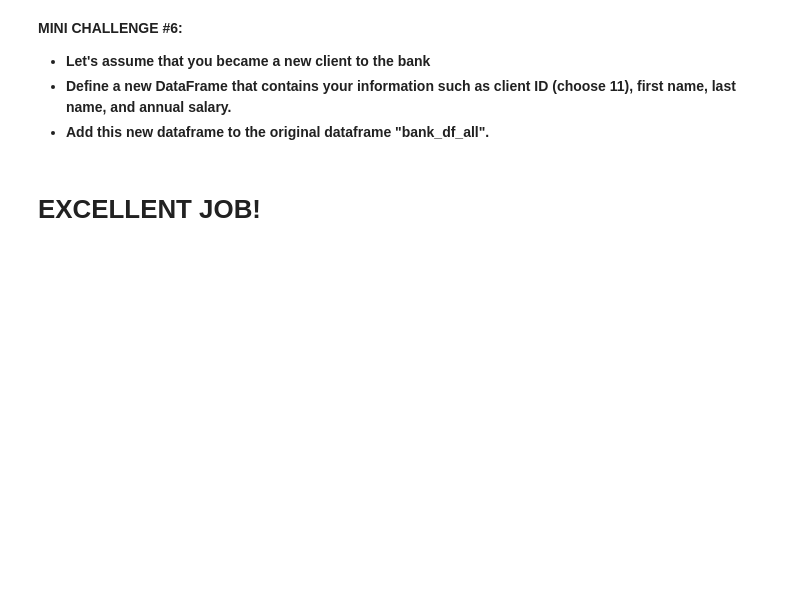
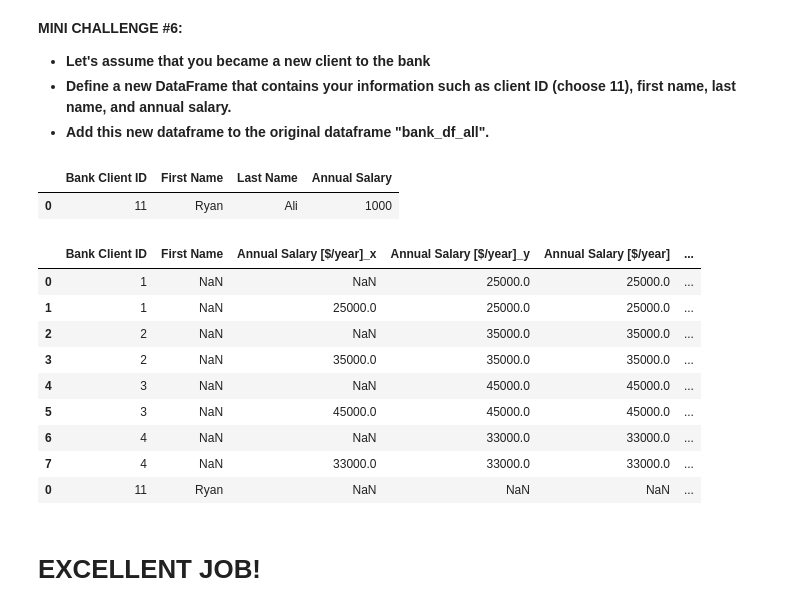
Before and after one commit to sehrish30/pandas-Practice, a Jupyter notebook: 8_Python_101_Python_Libraries_for_Data_Analysis_Pandas_Skeleton.ipynb, the cells around one changed output. Saved outputs shown, nothing was run; the diff lists cells and outputs as text; code cells hidden in the pictures; blank space fills up the shorter version.

Commit message:
Merging and concating Data frames

```diff
--- a/8_Python_101_Python_Libraries_for_Data_Analysis_Pandas_Skeleton.ipynb
+++ b/8_Python_101_Python_Libraries_for_Data_Analysis_Pandas_Skeleton.ipynb
@@ -348,3 +427,7 @@ Check this out: https://pandas.pydata.org/pandas-docs/stable/user_guide/merging.
 # %%
 # Let's assume we obtained additional information (Annual Salary) about our bank customers
 # Note that data obtained is for all clients with IDs 1 to 10
+raw_data = {'Bank Client ID': ['1', '2', '3', '4'],
+             'Annual Salary [$/year]': [25000, 35000, 45000, 33000]}
+bank_df_salary = pd.DataFrame(raw_data, columns=['Bank Client ID', 'Annual Salary [$/year]'])
+bank_df_salary
@@ -351,3 +440,5 @@ Check this out: https://pandas.pydata.org/pandas-docs/stable/user_guide/merging.
 # %%
 # Let's concatenate both dataframes #1 and #2
 # Note that we now have client IDs from 1 to 10
+bank_df_all = pd.concat([Bank_df_1, bank_df_salary])
+bank_df_all
@@ -354,2 +455,4 @@ Check this out: https://pandas.pydata.org/pandas-docs/stable/user_guide/merging.
 # %%
 # Let's merge all data on 'Bank Client ID'
+bank_df_all = pd.merge(bank_df_all, bank_df_salary, on= 'Bank Client ID')
+bank_df_all
@@ -358,6 +471,27 @@ Check this out: https://pandas.pydata.org/pandas-docs/stable/user_guide/merging.
 - **Let's assume that you became a new client to the bank**
 - **Define a new DataFrame that contains your information such as client ID (choose 11), first name, last name, and annual salary.**
 - **Add this new dataframe to the original dataframe "bank_df_all".**
+# %%
+new_client = {'Bank Client ID': ['11'],	'First Name': ['Ryan'],	'Last Name': ['Ali'],'Annual Salary': [1000]}
+new_client_df = pd.DataFrame(new_client, columns = ['Bank Client ID', 'First Name', 'Last Name', 'Annual Salary'])
+new_client_df
+# %% [output]
+|  | Bank Client ID | First Name | Last Name | Annual Salary |
+| 0 | 11 | Ryan | Ali | 1000 |
+# %%
+new_df = pd.concat([bank_df_all, new_client_df], axis = 0)
+new_df
+# %% [output]
+|  | Bank Client ID | First Name | Annual Salary [$/year]_x | Annual Salary [$/year]_y | Annual Salary [$/year] | ... |
+| 0 | 1 | NaN | NaN | 25000.0 | 25000.0 | ... |
+| 1 | 1 | NaN | 25000.0 | 25000.0 | 25000.0 | ... |
+| 2 | 2 | NaN | NaN | 35000.0 | 35000.0 | ... |
+| 3 | 2 | NaN | 35000.0 | 35000.0 | 35000.0 | ... |
+| 4 | 3 | NaN | NaN | 45000.0 | 45000.0 | ... |
+| 5 | 3 | NaN | 45000.0 | 45000.0 | 45000.0 | ... |
+| 6 | 4 | NaN | NaN | 33000.0 | 33000.0 | ... |
+| 7 | 4 | NaN | 33000.0 | 33000.0 | 33000.0 | ... |
+| 0 | 11 | Ryan | NaN | NaN | NaN | ... |
 # %% [markdown]
 # EXCELLENT JOB!
 # %% [markdown]
```
Also changed, not shown: parts of 13 cells of this notebook.
